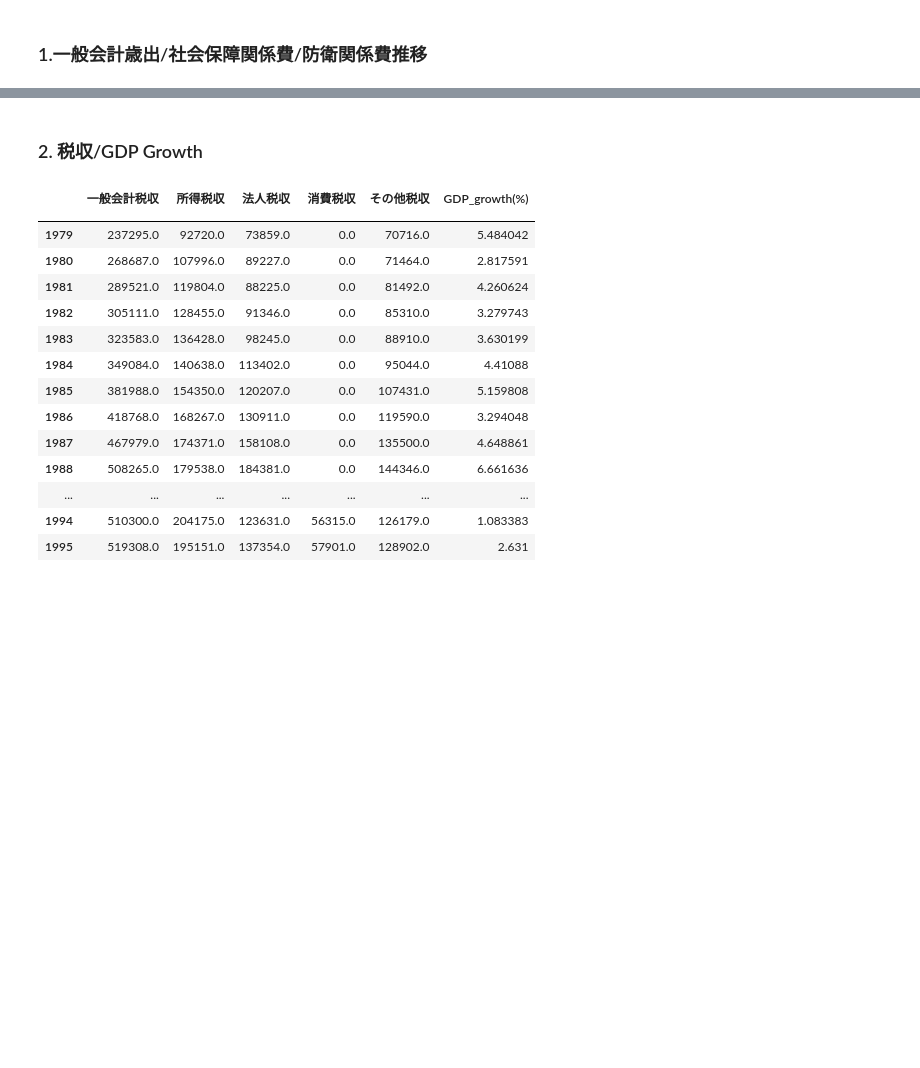
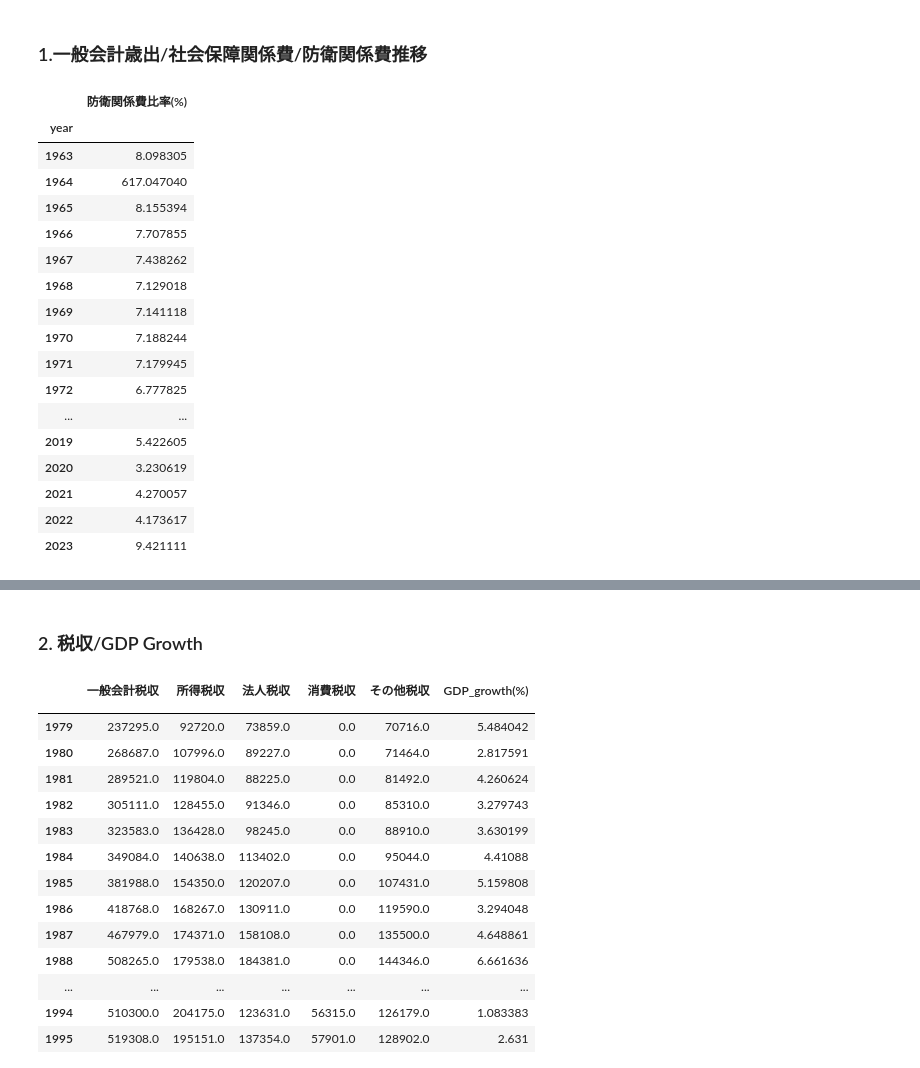
Before and after one commit to Pipikopimame/orbe_public2, a Jupyter notebook: 政府一般会計歳出.ipynb, the cells around one changed output, grey strips where cells are left out. Cells and saved outputs as stored; diff of their text form; code cells hidden in the pictures; blank space fills up the shorter version.

```diff
--- a/政府一般会計歳出.ipynb
+++ b/政府一般会計歳出.ipynb
@@ -13,13 +13,33 @@ df = pd.read_sql(query,engine)
 # %%
 query = '''SELECT* FROM general_ex WHERE 大費目 = '合計' and year != '2024' ORDER BY year ASC; '''
 query2 = '''SELECT * FROM general_ex WHERE 大費目~*'防衛' and year != '2024'ORDER BY year ASC;'''
 query3 = '''SELECT * FROM general_ex WHERE 大費目 = '社会保障関係費-計';'''
 df = pd.read_sql(query,engine)
 df2 = pd.read_sql(query2,engine)
 df3 = df2['合計']/df['合計']*100
 df4 = pd.read_sql(query3,engine)
 df5 = df4['合計']/df['合計']*100
 df6 = df.set_index('year')
 df5.drop(index=[60],inplace=True)
 df7 = pd.DataFrame({'防衛関係費比率(%)':df3.values},index=df2['year'])
 df8 = pd.DataFrame({'社会保障関係費比率(%)':df5.values},index=df2['year'])
+df7
+# %% [output]
+|  | 防衛関係費比率(%) |
+| year |  |
+| 1963 | 8.098305 |
+| 1964 | 617.047040 |
+| 1965 | 8.155394 |
+| 1966 | 7.707855 |
+| 1967 | 7.438262 |
+| 1968 | 7.129018 |
+| 1969 | 7.141118 |
+| 1970 | 7.188244 |
+| 1971 | 7.179945 |
+| 1972 | 6.777825 |
+| ... | ... |
+| 2019 | 5.422605 |
+| 2020 | 3.230619 |
+| 2021 | 4.270057 |
+| 2022 | 4.173617 |
+| 2023 | 9.421111 |
```
Also changed, not shown: parts of 3 cells of this notebook.
